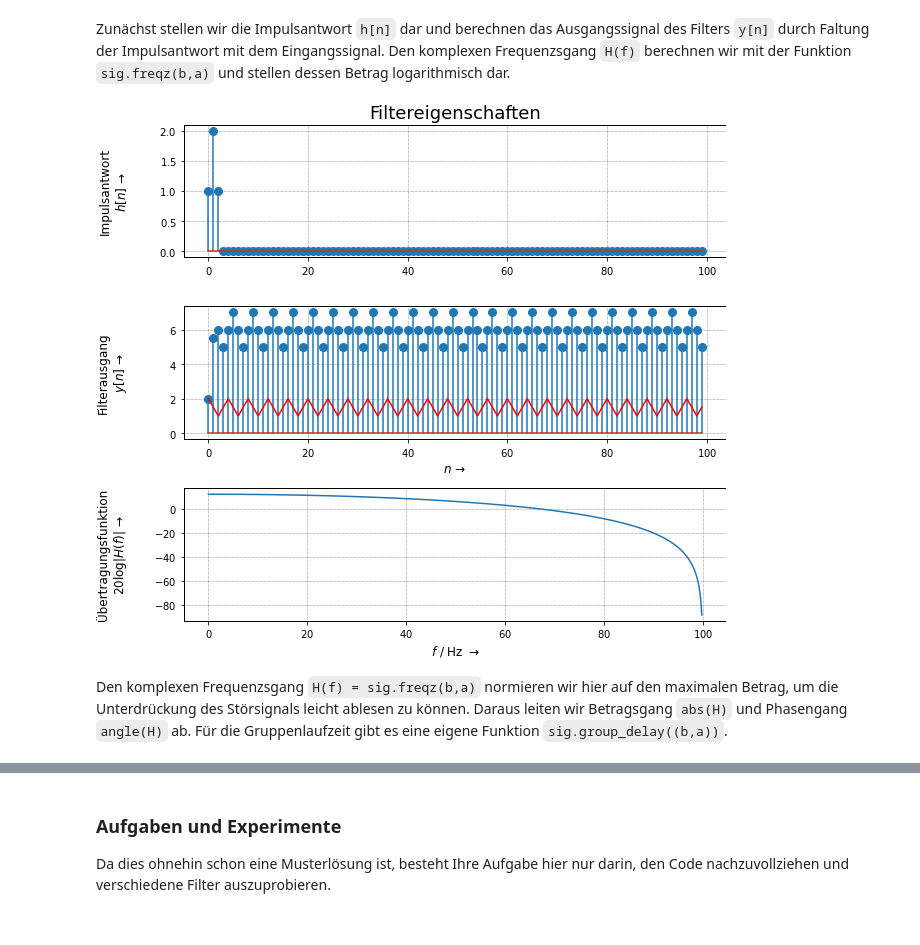
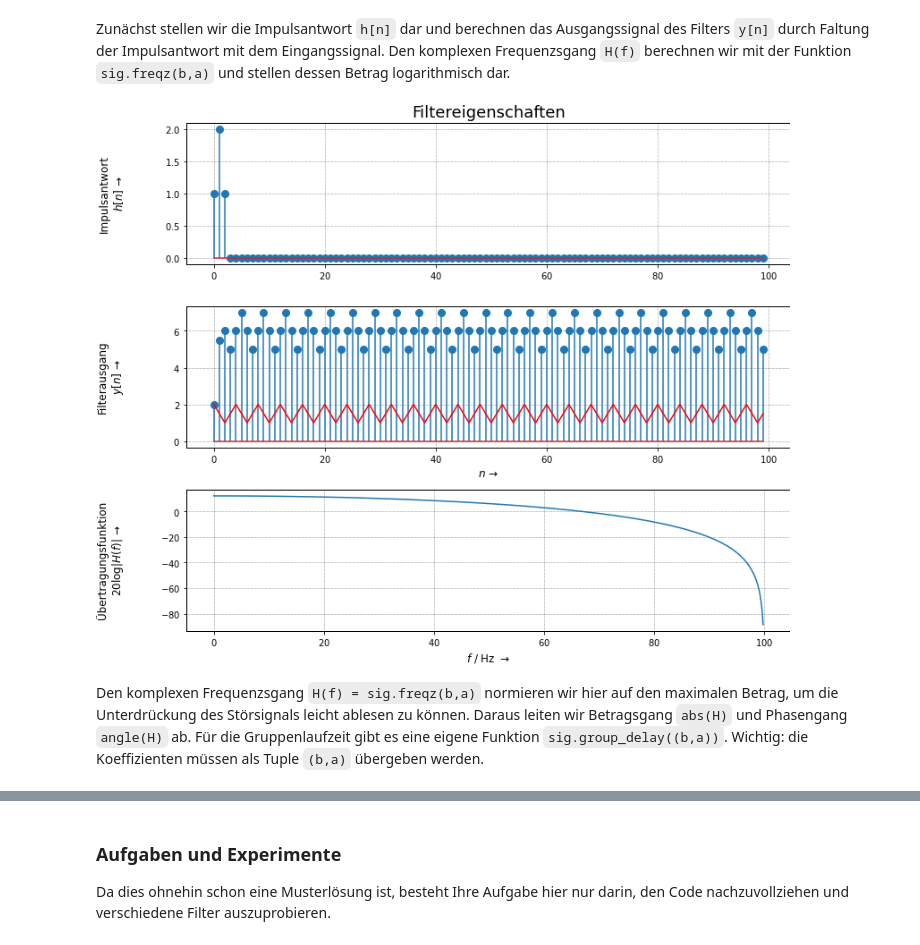
Before and after one commit to chipmuenk/dsp, a Jupyter notebook: notebooks/02_LTF/LTF-sensor.ipynb, the cells around one changed output, grey strips where cells are left out. Saved outputs shown, nothing was run; the diff lists cells and outputs as text; code cells hidden in the pictures.

```diff
--- a/notebooks/02_LTF/LTF-sensor.ipynb
+++ b/notebooks/02_LTF/LTF-sensor.ipynb
@@ -19,7 +19,7 @@ import scipy.signal as sig
 
 import matplotlib.pyplot as plt
 %matplotlib inline
-figsize1 = (9,8)
+figsize = {"figsize":(11,9)}
 # %% [markdown]
 In der folgenden Zelle definieren wir das Signal `xn[n]` und das Filter, definiert durch Zählerkoeffizienten `b` und Nennerkoeffizienten `a`. Kommentieren Sie die verschiedenen Filter ein, experimentieren Sie mit Filteroptionen und Signalformen!
 # %%
@@ -31,7 +31,7 @@ N_Ts = Tmax / Ts # No. of samples in Tmax
 # -- Sampled input signal and filter coeffs.
 n = np.arange(0,round(N_Ts)) # sample n
 xn = 1.5 + 0.5 * cos(2.0 * pi*f1*n*Ts + phi0)
-b = np.ones(3)/3; a = 1 # MA-filter, N = 5
+b = np.ones(5)/5; a = 1 # MA-filter
 b = np.convolve([1,1,1],[1,1,1]); a = 1
 b = [1, 0]; a = [1, -0.9] # lossy integr.
 b = [1,2,1]; a = [1]
@@ -40,34 +40,34 @@ b = [1,2,1]; a = [1]
 # %% [markdown]
 Zunächst stellen wir die Impulsantwort `h[n]` dar und berechnen das Ausgangssignal des Filters `y[n]` durch Faltung der Impulsantwort mit dem Eingangssignal. Den komplexen Frequenzsgang `H(f)` berechnen wir mit der Funktion `sig.freqz(b,a)` und stellen dessen Betrag logarithmisch dar.
 # %%
-fig3, (ax1,ax2,ax3) = plt.subplots(3,1, figsize=figsize1)
+fig1, (ax1,ax2,ax3) = plt.subplots(3,1, **figsize)
 h, t = dsp.impz(b,a) # impulse response
 ax1.stem(range(len(h)),h, use_line_collection=True)
 ax1.grid(True)
 ax1.set_ylabel(r'Impulsantwort' '\n' r'$h[n]\, \rightarrow$')
 ax1.yaxis.set_label_coords(-0.1, 0.5)
 ax1.set_title('Filtereigenschaften', fontsize=18)
 #
 yn = np.convolve(xn,h) # Faltung (Convolution) von x und h
 N_max = min(len(yn), 100) # begrenze Punktezahl auf 100
 ax2.grid(True)
 ax2.stem(range(N_max),yn[:N_max], use_line_collection=True)
 ax2.plot(xn[:N_max],'r')
 ax2.set_xlabel(r'$n \, \rightarrow$')
 ax2.set_ylabel(r'Filterausgang' '\n' r'$y[n]\, \rightarrow$')
 ax2.yaxis.set_label_coords(-0.1, 0.5)
 #
 w,h = sig.freqz(b,a); f =  w / (2*pi*Ts)
 ax3.plot(f, 20*log10(abs(h)))
 ax3.set_ylabel(r'Übertragungsfunktion' '\n' r'$20 \log |H(f)|\, \rightarrow$')
 ax3.set_xlabel(r'$f$ / Hz $\rightarrow$')
 ax3.yaxis.set_label_coords(-0.1, 0.5)
 ax3.grid(True)
 #
-fig3.set_tight_layout(True)
+fig1.set_tight_layout(True)
 # %% [output]
-[figure, old version]
+[figure, new version]
 # %% [markdown]
-Den komplexen Frequenzsgang `H(f) = sig.freqz(b,a)` normieren wir hier auf den maximalen Betrag, um die Unterdrückung des Störsignals leicht ablesen zu können. Daraus leiten wir Betragsgang `abs(H)` und Phasengang `angle(H)` ab. Für die Gruppenlaufzeit gibt es eine eigene Funktion `sig.group_delay((b,a))`.
+Den komplexen Frequenzsgang `H(f) = sig.freqz(b,a)` normieren wir hier auf den maximalen Betrag, um die Unterdrückung des Störsignals leicht ablesen zu können. Daraus leiten wir Betragsgang `abs(H)` und Phasengang `angle(H)` ab. Für die Gruppenlaufzeit gibt es eine eigene Funktion `sig.group_delay((b,a))`. Wichtig: die Koeffizienten müssen als Tuple `(b,a)` übergeben werden.
 # %%
 # ----- frequency response -----
```
Also changed, not shown: parts of 2 cells of this notebook.
